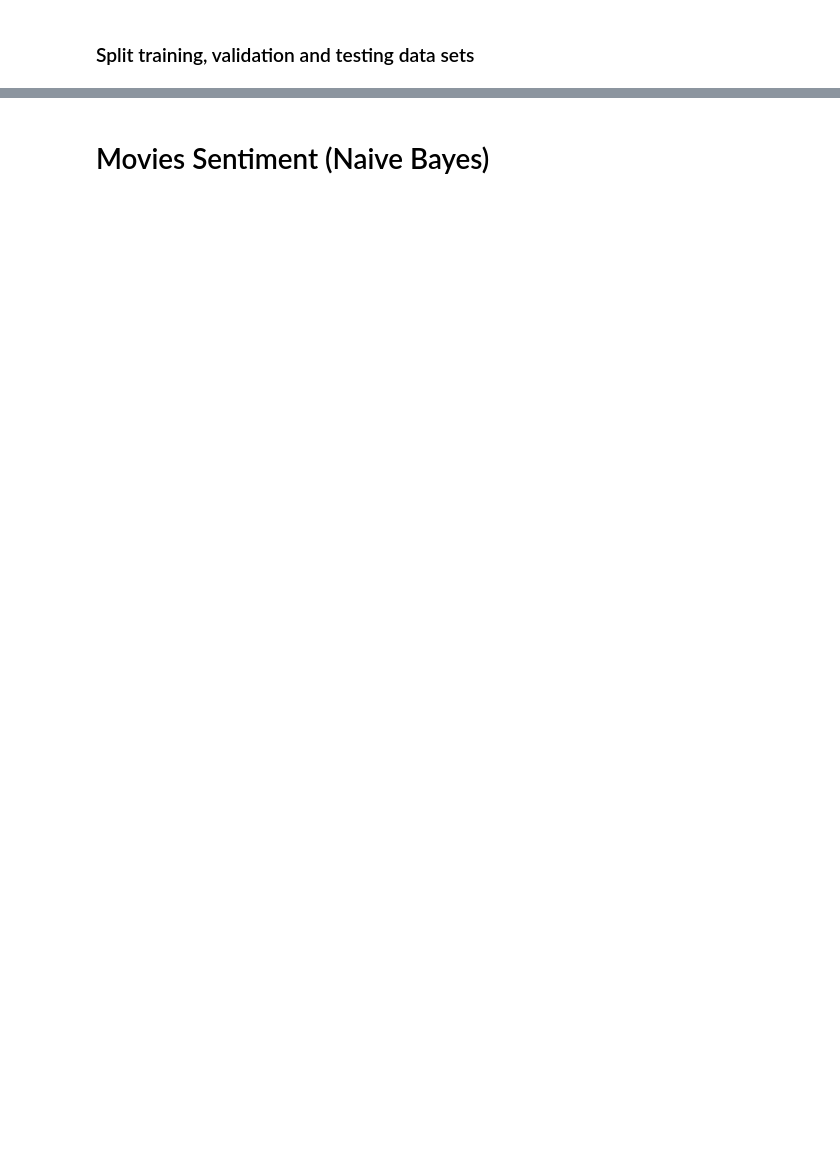
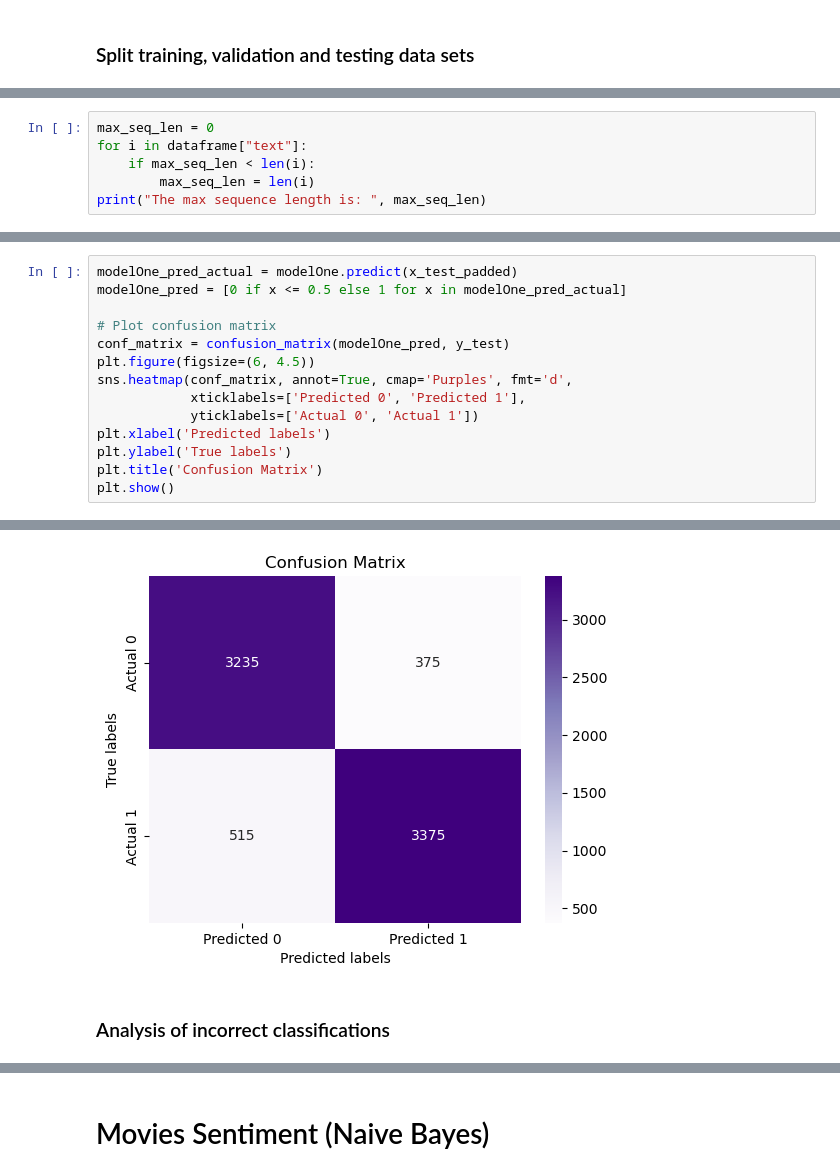
Before and after one commit to Happlesful/proj, a Jupyter notebook: case3.ipynb, the cells around one changed output, grey strips where cells are left out. Saved outputs shown, nothing was run; the diff lists cells and outputs as text; blank space fills up the shorter version.

```diff
--- a/case3.ipynb
+++ b/case3.ipynb
@@ -863,0 +245,6 @@ As the model begins to overfit after the first epoch, we took the weights from t
+# %%
+max_seq_len = 0
+for i in dataframe["text"]:
+    if max_seq_len < len(i):
+        max_seq_len = len(i)
+print("The max sequence length is: ", max_seq_len)
@@ -863,0 +393,15 @@ As the model begins to overfit after the first epoch, we took the weights from t
+# %%
+modelOne_pred_actual = modelOne.predict(x_test_padded)
+modelOne_pred = [0 if x <= 0.5 else 1 for x in modelOne_pred_actual]
+
+# Plot confusion matrix
+conf_matrix = confusion_matrix(modelOne_pred, y_test)
+plt.figure(figsize=(6, 4.5))
+sns.heatmap(conf_matrix, annot=True, cmap='Purples', fmt='d',
+            xticklabels=['Predicted 0', 'Predicted 1'],
+            yticklabels=['Actual 0', 'Actual 1'])
+plt.xlabel('Predicted labels')
+plt.ylabel('True labels')
+plt.title('Confusion Matrix')
+plt.show()
+# %% [output]
@@ -863,0 +409,3 @@ As the model begins to overfit after the first epoch, we took the weights from t
+[figure, added]
+# %% [markdown]
+### Analysis of incorrect classifications
```
Also changed, not shown: parts of 93 cells of this notebook.
